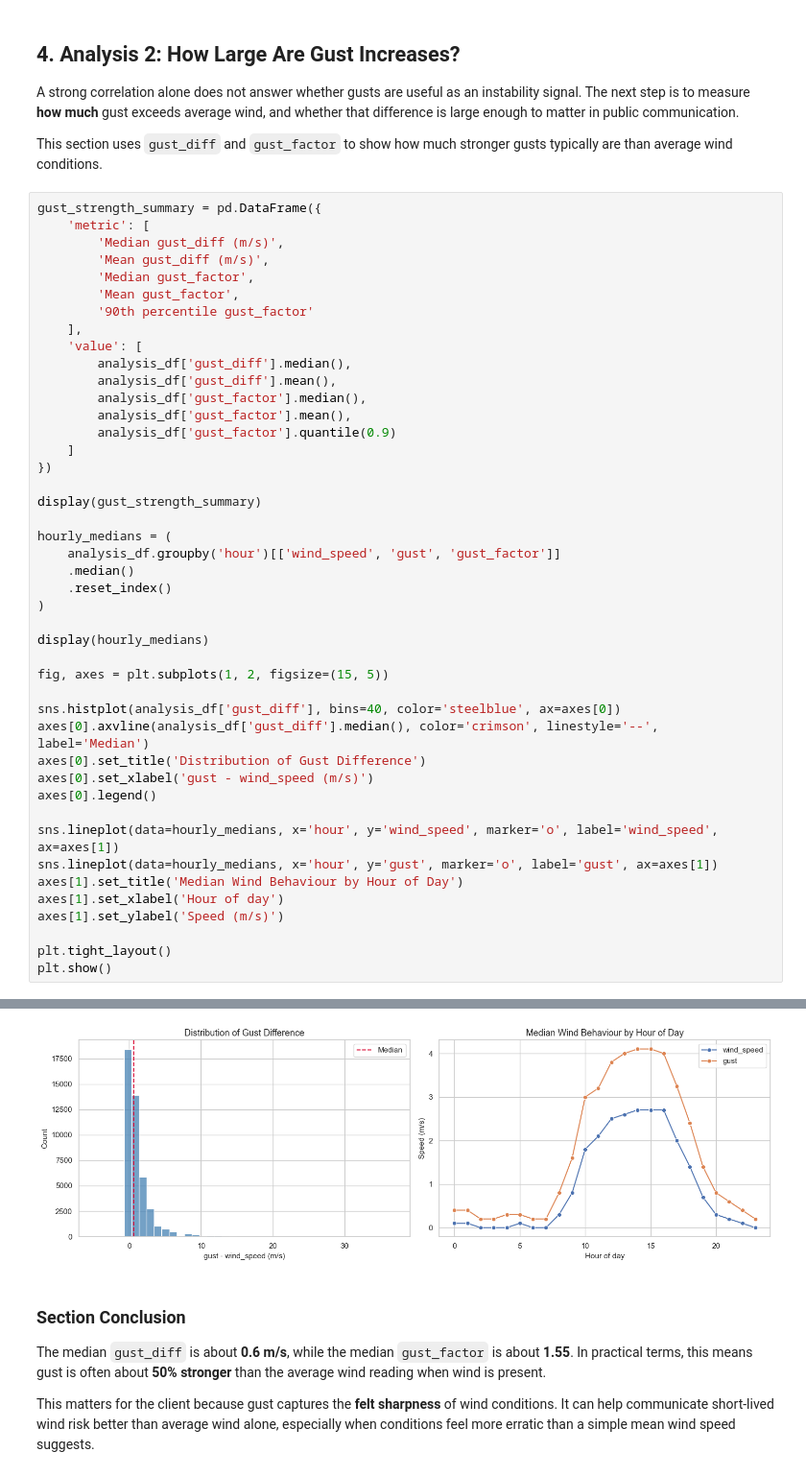
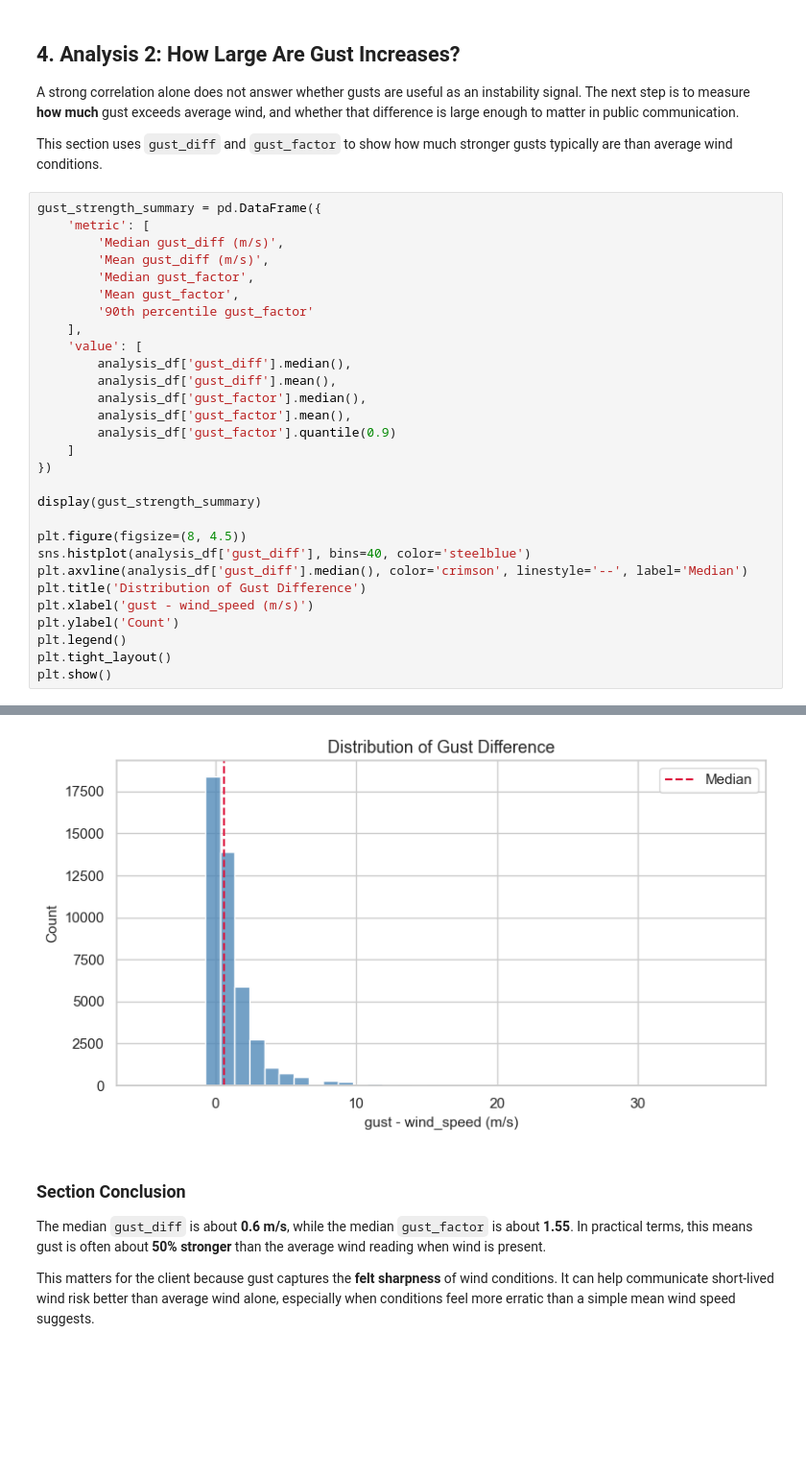
Before and after one commit to hyue3463-cloud/MWF-G2, a Jupyter notebook: develop-chen.ipynb, the cells around one changed output, grey strips where cells are left out. Shown at 96% size. Saved outputs shown, nothing was run; the diff lists cells and outputs as text; blank space fills up the shorter version.

```diff
--- a/develop-chen.ipynb
+++ b/develop-chen.ipynb
@@ -281,28 +247,13 @@ gust_strength_summary = pd.DataFrame({
 
 display(gust_strength_summary)
 
-hourly_medians = (
-    analysis_df.groupby('hour')[['wind_speed', 'gust', 'gust_factor']]
-    .median()
-    .reset_index()
-)
-
-display(hourly_medians)
-
-fig, axes = plt.subplots(1, 2, figsize=(15, 5))
-
-sns.histplot(analysis_df['gust_diff'], bins=40, color='steelblue', ax=axes[0])
-axes[0].axvline(analysis_df['gust_diff'].median(), color='crimson', linestyle='--', label='Median')
-axes[0].set_title('Distribution of Gust Difference')
-axes[0].set_xlabel('gust - wind_speed (m/s)')
-axes[0].legend()
-
-sns.lineplot(data=hourly_medians, x='hour', y='wind_speed', marker='o', label='wind_speed', ax=axes[1])
-sns.lineplot(data=hourly_medians, x='hour', y='gust', marker='o', label='gust', ax=axes[1])
-axes[1].set_title('Median Wind Behaviour by Hour of Day')
-axes[1].set_xlabel('Hour of day')
-axes[1].set_ylabel('Speed (m/s)')
-
+plt.figure(figsize=(8, 4.5))
+sns.histplot(analysis_df['gust_diff'], bins=40, color='steelblue')
+plt.axvline(analysis_df['gust_diff'].median(), color='crimson', linestyle='--', label='Median')
+plt.title('Distribution of Gust Difference')
+plt.xlabel('gust - wind_speed (m/s)')
+plt.ylabel('Count')
+plt.legend()
 plt.tight_layout()
 plt.show()
 # %% [output]
@@ -332,4 +266,4 @@ plt.show()
-[figure, old version]
+[figure, new version]
 # %% [markdown]
 ### Section Conclusion
 
```
Also changed, not shown: parts of 10 cells of this notebook.
